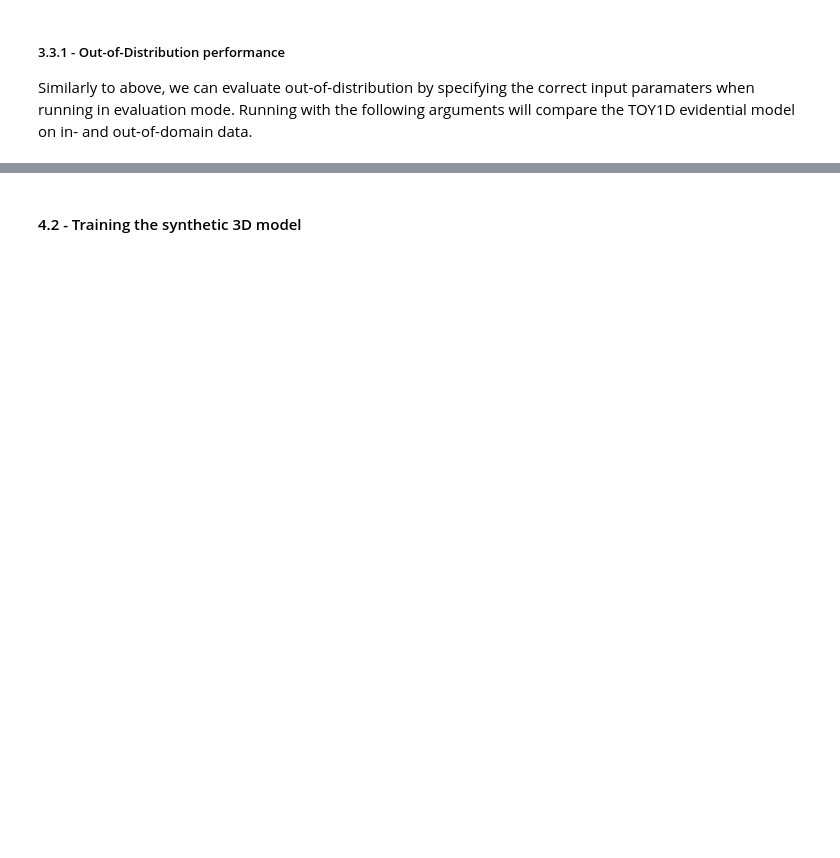
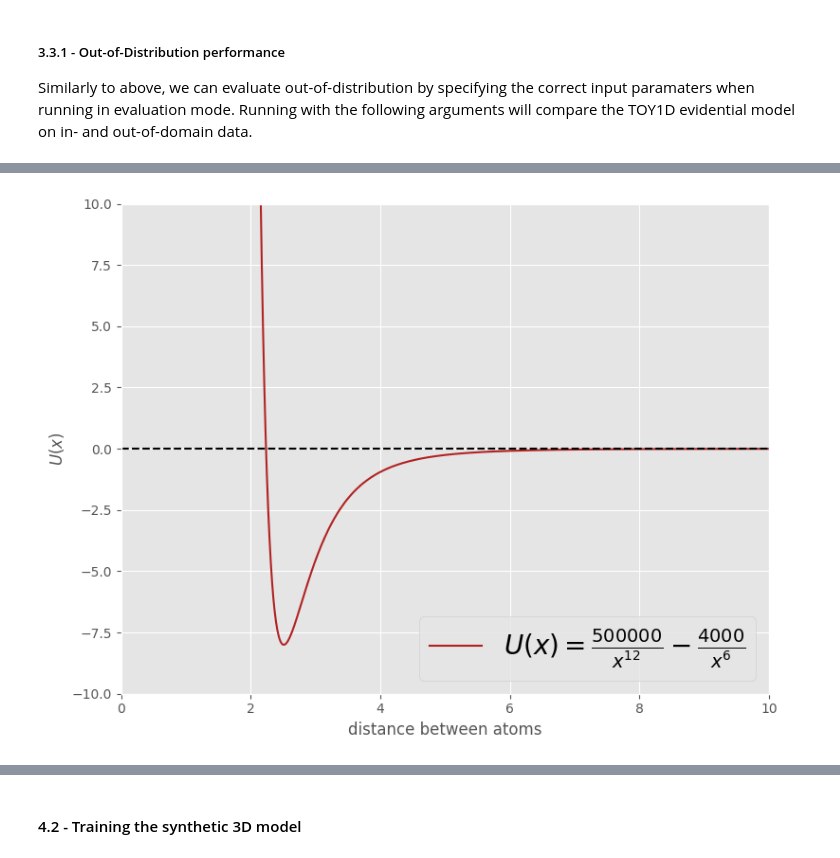
Before and after one commit to albertkjoller/uq-gnn, a Jupyter notebook: explainer_notebook.ipynb, the cells around one changed output, grey strips where cells are left out. Saved outputs shown, nothing was run; the diff lists cells and outputs as text; code cells hidden in the pictures; blank space fills up the shorter version.

```diff
--- a/explainer_notebook.ipynb
+++ b/explainer_notebook.ipynb
@@ -727,0 +1098,13 @@ args.seed = SEED
+# %%
+from content.plot_force_function import plot_gg
+from content.synthetic_data_generation import U
+import numpy as np
+import matplotlib.pyplot as plt
+
+x = np.arange(0.1,10,0.01)
+y = np.array([U(xi) for xi in x])
+
+plt.figure(figsize=(8,6),dpi=100)
+plot_gg(x,y)
+# %% [output]
+[figure, added]
```
Also changed, not shown: parts of 48 cells of this notebook, 2 other files.
